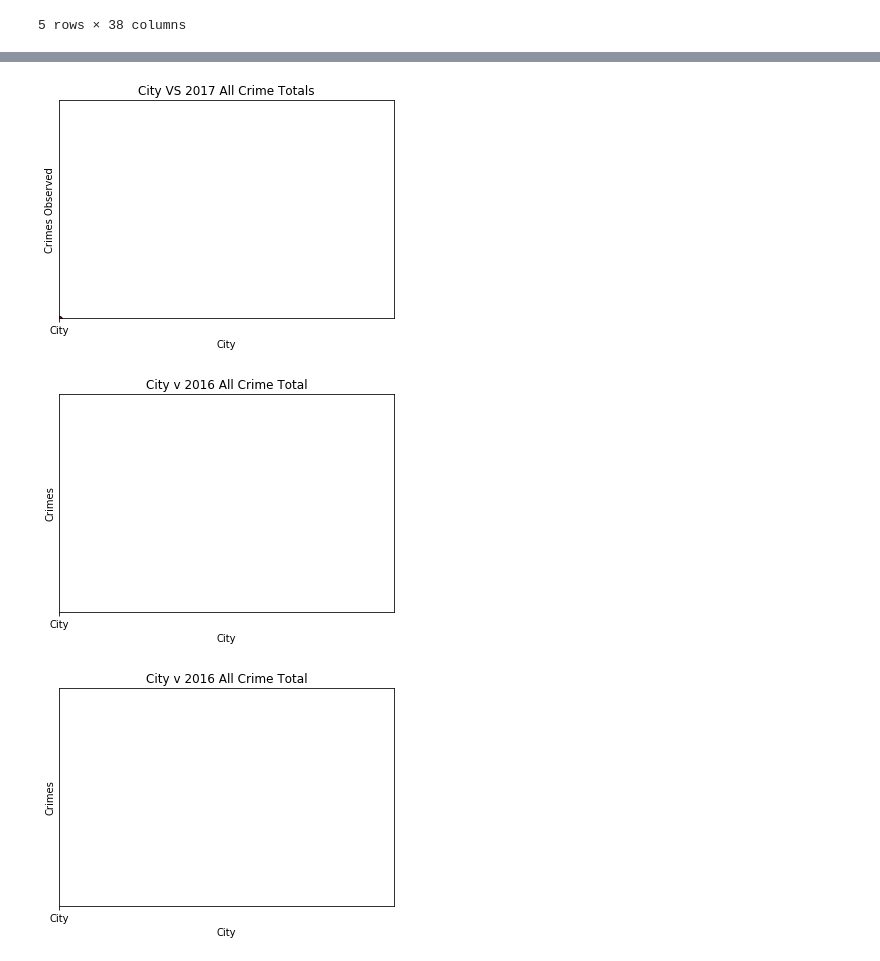
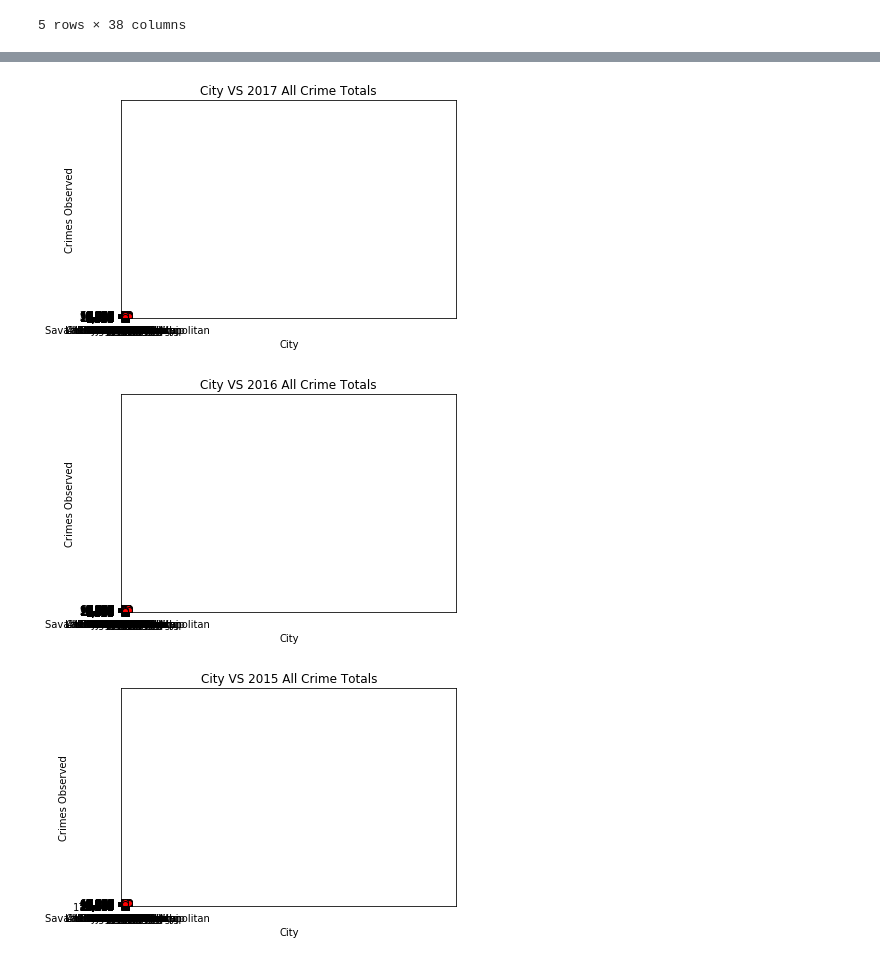
Before and after one commit to APK500/project-one, a Jupyter notebook: CRIME_Data.ipynb, the cells around one changed output, grey strips where cells are left out. Drawn from its saved outputs; the diff is of its cells as text; code cells hidden in the pictures.

```diff
--- a/CRIME_Data.ipynb
+++ b/CRIME_Data.ipynb
@@ -36,39 +36,40 @@ crime_data_df[["City","State","2017 Violent Crime Total","2017 Property Crime To
 # %%
 # Now let's plot these!!!
 
 
-plt.scatter("City","2017 All Crimes Total", marker="o", facecolors="red", edgecolors="black")
+
+plt.scatter(crime_data_df['City'], crime_data_df['2017 All Crimes Total'], marker="o", facecolors="red", edgecolors="black")
 
 # Set the upper and lower limits of our y axis
 plt.ylim(50,10000)
 
 # Set the upper and lower limits of our x axis
 plt.xlim(0,10000)
 
 # Create a title, x label, and y label for our chart
 plt.title("City VS 2017 All Crime Totals")
 plt.xlabel("City")
 plt.ylabel("Crimes Observed")
 
 # Save an image of the chart and print to screen
 plt.savefig("Crime Totals 2017.png")
 plt.show()
 # %% [output]
-[figure, old version]
+[figure, new version]
 # %%
 #  WOW-- THAT sure didn't work. Let's try it again for 2016 and see what happens...
 
 
-plt.scatter("City","2016 All Crimes Total", marker="o", facecolors="red", edgecolors="black")
+plt.scatter(crime_data_df['City'], crime_data_df['2016 All Crimes Total'], marker="o", facecolors="red", edgecolors="black")
 
 # Set the upper and lower limits of our y axis
-plt.ylim(500,10000)
+plt.ylim(50,10000)
 
 # Set the upper and lower limits of our x axis
-plt.xlim(0,200)
+plt.xlim(0,10000)
 
 # Create a title, x label, and y label for our chart
-plt.title("City v 2016 All Crime Total")
+plt.title("City VS 2016 All Crime Totals")
 plt.xlabel("City")
 plt.ylabel("Crimes Observed")
 
@@ -76,22 +77,22 @@ plt.ylabel("Crimes Observed")
 plt.savefig("Crime Totals 2016.png")
 plt.show()
 # %% [output]
-[figure, old version]
+[figure, new version]
 # %%
 #  Maybe "Three's The Charm" ??????
 
 
 
-plt.scatter("City","2015 All Crimes Total", marker="o", facecolors="red", edgecolors="black")
+plt.scatter(crime_data_df['City'], crime_data_df['2015 All Crimes Total'], marker="o", facecolors="red", edgecolors="black")
 
 # Set the upper and lower limits of our y axis
-plt.ylim(500,10000)
+plt.ylim(50,10000)
 
 # Set the upper and lower limits of our x axis
-plt.xlim(0,200)
+plt.xlim(0,10000)
 
 # Create a title, x label, and y label for our chart
-plt.title("City v 2015 All Crime Total")
+plt.title("City VS 2015 All Crime Totals")
 plt.xlabel("City")
 plt.ylabel("Crimes Observed")
 
@@ -99,4 +100,4 @@ plt.ylabel("Crimes Observed")
 plt.savefig("Crime Totals 2015.png")
 plt.show()
 # %% [output]
-[figure, old version]
+[figure, new version]
```
Also changed, not shown: 3 other files.
